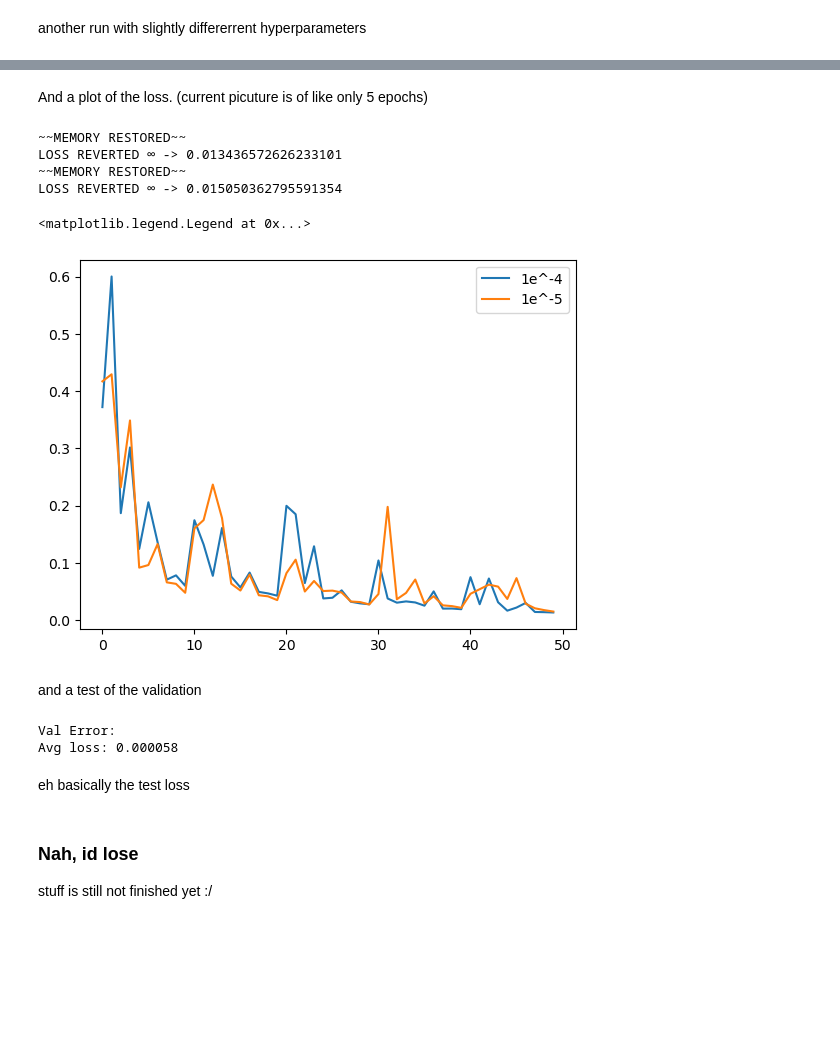
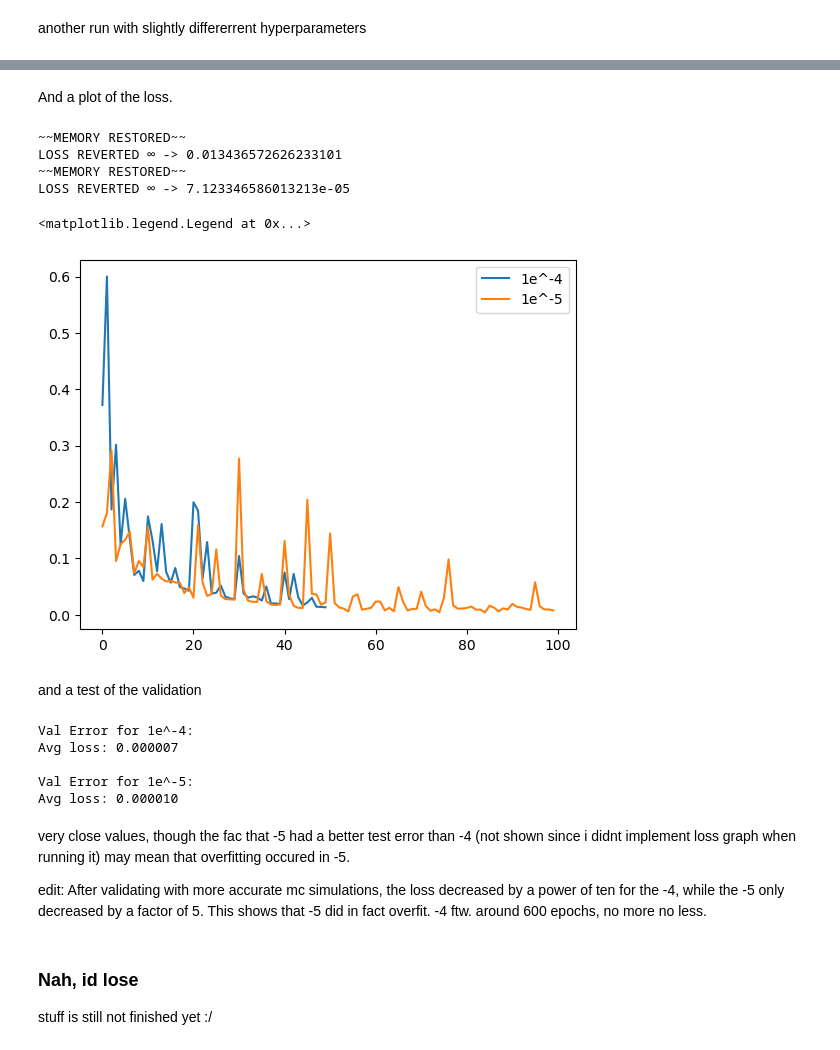
Before and after one commit to Ojojostar/monte_carlo-cpu-gpu-dl, a Jupyter notebook: dl_snow.ipynb, the cells around one changed output, grey strips where cells are left out. Drawn from its saved outputs; the diff is of its cells as text; code cells hidden in the pictures; blank space fills up the shorter version.

```diff
--- a/dl_snow.ipynb
+++ b/dl_snow.ipynb
@@ -974,42 +995,47 @@ loss 0.010775445029139519 average time 0.0024467461223143952
 # %% [markdown]
-And a plot of the loss. (current picuture is of like only 5 epochs)
+And a plot of the loss.
 # %%
 import matplotlib.pyplot as plt
 
 checkpoint = torch.load("saved_model/model_weights.pth")
 epoctr = checkpoint['epoch']
 lh = checkpoint['loss history']
 best_loss = lh[-1]
 print("~~MEMORY RESTORED~~")
 print(f"LOSS REVERTED ∞ -> {best_loss}")
 
 checkpoint2 = torch.load("saved_model/model_weights2.pth")
 epoctr2 = checkpoint2['epoch']
 lh2 = checkpoint2['loss history']
 best_loss2 = lh2[-1]
 print("~~MEMORY RESTORED~~")
 print(f"LOSS REVERTED ∞ -> {best_loss2}")
 
+lh2 = lh2[0:100]
+
 
 plt.plot(lh, label = "1e^-4")
 plt.plot(lh2, label = "1e^-5")
 # plt.plot(lh3, label = "1e^-4 but long")
 plt.legend()
 # %% [output]
 ~~MEMORY RESTORED~~
 LOSS REVERTED ∞ -> 0.013436572626233101
 ~~MEMORY RESTORED~~
-LOSS REVERTED ∞ -> 0.015050362795591354
+LOSS REVERTED ∞ -> 7.123346586013213e-05
 <matplotlib.legend.Legend at 0x...>
-[figure, old version]
+[figure, new version]
 # %% [markdown]
 and a test of the validation
 # %%
 size = len(val_loader.dataset)
 num_batches = len(val_loader)
 
-
-checkpoint = torch.load("saved_model/model_weights_around650.pth")
+from torch.nn import MSELoss
+from snow_model import Net
+model = Net().cuda()
+loss_fn = MSELoss()
+checkpoint = torch.load("saved_model/model_weights_around650.pth") # stopped at 65X cuz was taking time
 model.load_state_dict(checkpoint)
 
 model.eval()
@@ -1023,12 +1049,30 @@ with torch.no_grad():
         # print(pred[:,0])       # has some interesting results showing how argmax
         # print(test_loss)
 test_loss /= num_batches
-print(f"Val Error: \nAvg loss: {test_loss:>8f}\n")
+print(f"Val Error for 1e^-4: \nAvg loss: {test_loss:>8f}\n")
+
+
+checkpoint = torch.load("saved_model/model_weights2.pth")   # ran for 1k and final save was at 723
+model.load_state_dict(checkpoint['model'])
+
+model.eval()
+test_loss=0
+with torch.no_grad():
+    for X,y in val_loader:
+        pred = model(X)
+        test_loss += loss_fn(pred[:,0],y).item() #item converts tensor to number
+test_loss /= num_batches
+print(f"Val Error for 1e^-5: \nAvg loss: {test_loss:>8f}\n")
 # %% [output]
-Val Error:
-Avg loss: 0.000058
+Val Error for 1e^-4:
+Avg loss: 0.000007
+
+Val Error for 1e^-5:
+Avg loss: 0.000010
-# %% [markdown]
-eh basically the test loss
+# %% [markdown]
+very close values, though the fac that -5 had a better test error than -4 (not shown since i didnt implement loss graph when running it) may mean that overfitting occured in -5.
+
+edit: After validating with more accurate mc simulations, the loss decreased by a power of ten for the -4, while the -5 only decreased by a factor of 5. This shows that -5 did in fact overfit. -4 ftw. around 600 epochs, no more no less.
 # %% [markdown]
 ### Nah, id lose
 stuff is still not finished yet :/
```
Also changed, not shown: parts of 5 cells of this notebook.
